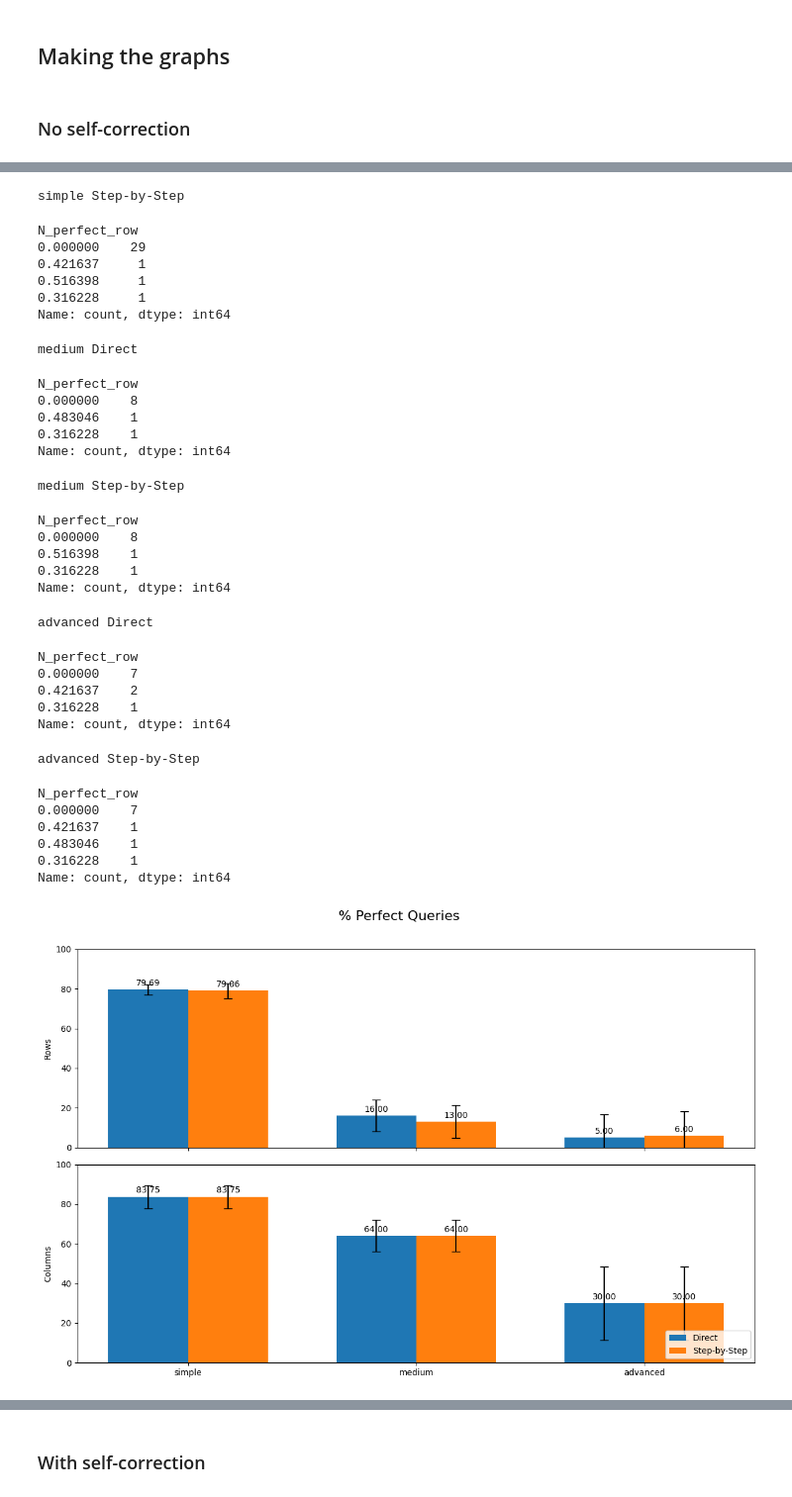
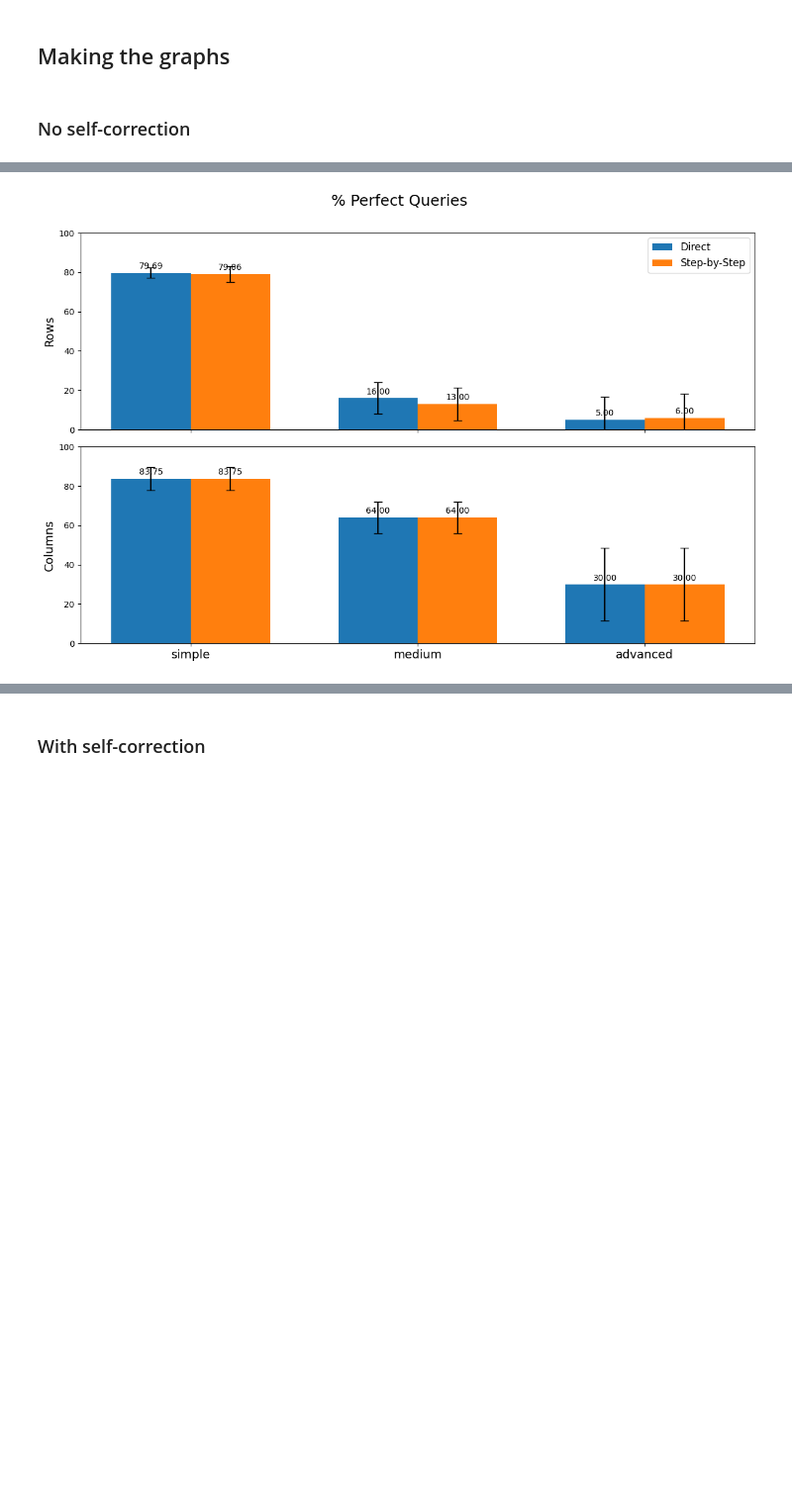
Before and after one commit to SimonSanfeliu/Tesis-Simon-Sanfeliu, a Jupyter notebook: Graphs_v2.ipynb, the cells around one changed output, grey strips where cells are left out. Shown at 99% size. Drawn from its saved outputs; the diff is of its cells as text; code cells hidden in the pictures; blank space fills up the shorter version.

```diff
--- a/Graphs_v2.ipynb
+++ b/Graphs_v2.ipynb
@@ -128,12 +119,12 @@ width = 0.35
 
 # Set up subplots
 fig, axs = plt.subplots(2, 1, figsize=(12, 8), sharex=True)
-fig.suptitle('% Perfect Queries', fontsize=16)
+fig.suptitle('% Perfect Queries', fontsize=18)
 
 # ===== ROW PLOT =====
 axs[0].bar(x - width/2, direct['mean_row'], width, yerr=direct['std_row'], capsize=5, label='Direct')
 axs[0].bar(x + width/2, step['mean_row'], width, yerr=step['std_row'], capsize=5, label='Step-by-Step')
-axs[0].set_ylabel("Rows")
+axs[0].set_ylabel("Rows", fontsize=14)
 axs[0].set_ylim(0, 100)
 
 # Annotate bars
@@ -144,7 +135,7 @@ for i in range(len(x)):
 # ===== COLUMN PLOT =====
 axs[1].bar(x - width/2, direct['mean_col'], width, yerr=direct['std_col'], capsize=5, label='Direct')
 axs[1].bar(x + width/2, step['mean_col'], width, yerr=step['std_col'], capsize=5, label='Step-by-Step')
-axs[1].set_ylabel("Columns")
+axs[1].set_ylabel("Columns", fontsize=14)
 axs[1].set_ylim(0, 100)
 
 # Annotate bars
@@ -154,10 +145,10 @@ for i in range(len(x)):
 
 # X-axis labels
 axs[1].set_xticks(x)
-axs[1].set_xticklabels(difficulty_order)
+axs[1].set_xticklabels(difficulty_order, fontsize=14)
 
 # Legend
-axs[1].legend(loc="lower right")
+axs[0].legend(loc="upper right", fontsize=12)
 
 # Tight layout
 plt.tight_layout()
@@ -173,36 +158,4 @@ Name: count, dtype: int64
-simple Step-by-Step
-N_perfect_row
-0.000000    29
-0.421637     1
-0.516398     1
-0.316228     1
-Name: count, dtype: int64
-medium Direct
-N_perfect_row
-0.000000    8
-0.483046    1
-0.316228    1
-Name: count, dtype: int64
-medium Step-by-Step
-N_perfect_row
-0.000000    8
-0.516398    1
-0.316228    1
-Name: count, dtype: int64
-advanced Direct
-N_perfect_row
-0.000000    7
-0.421637    2
-0.316228    1
-Name: count, dtype: int64
-advanced Step-by-Step
-N_perfect_row
-0.000000    7
-0.421637    1
-0.483046    1
-0.316228    1
-Name: count, dtype: int64
-[figure, old version]
+[figure, new version]
 # %%
 # Apply the transformation
 processed = [
```
Also changed, not shown: parts of 5 cells of this notebook.
